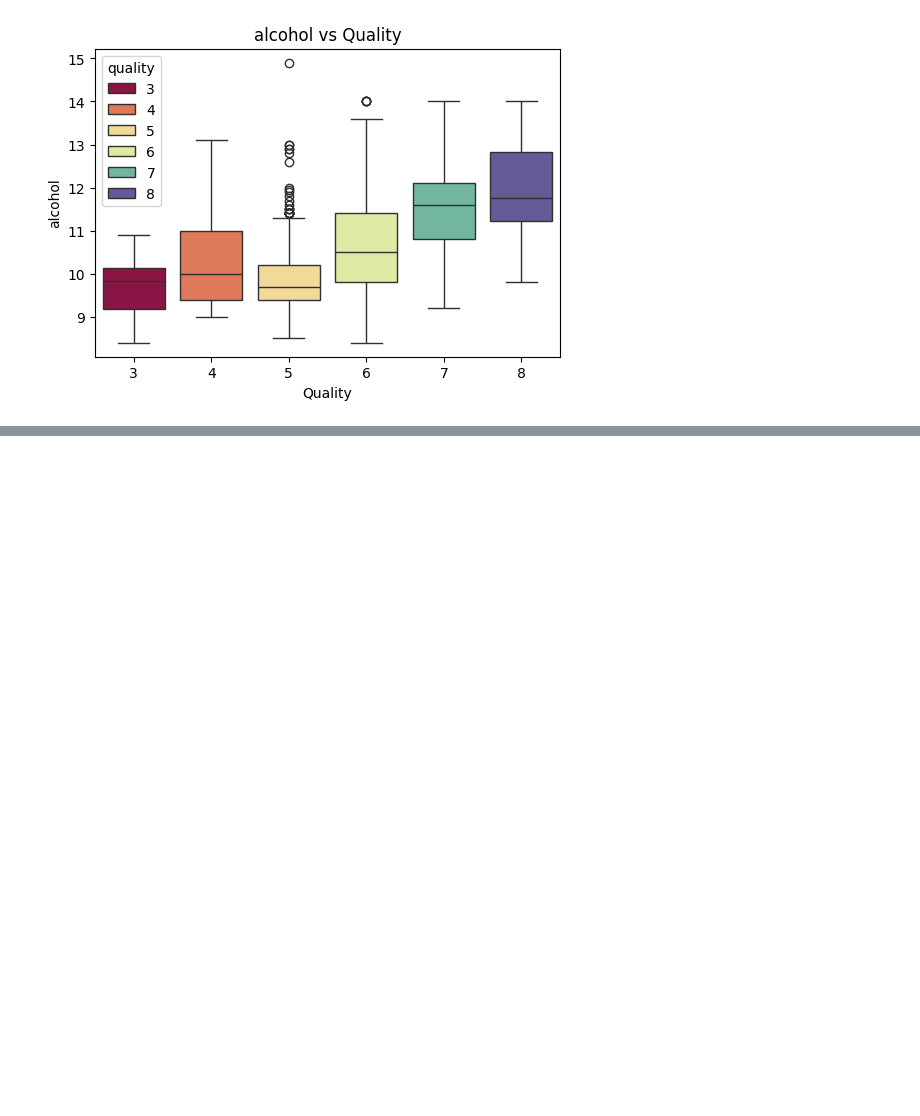
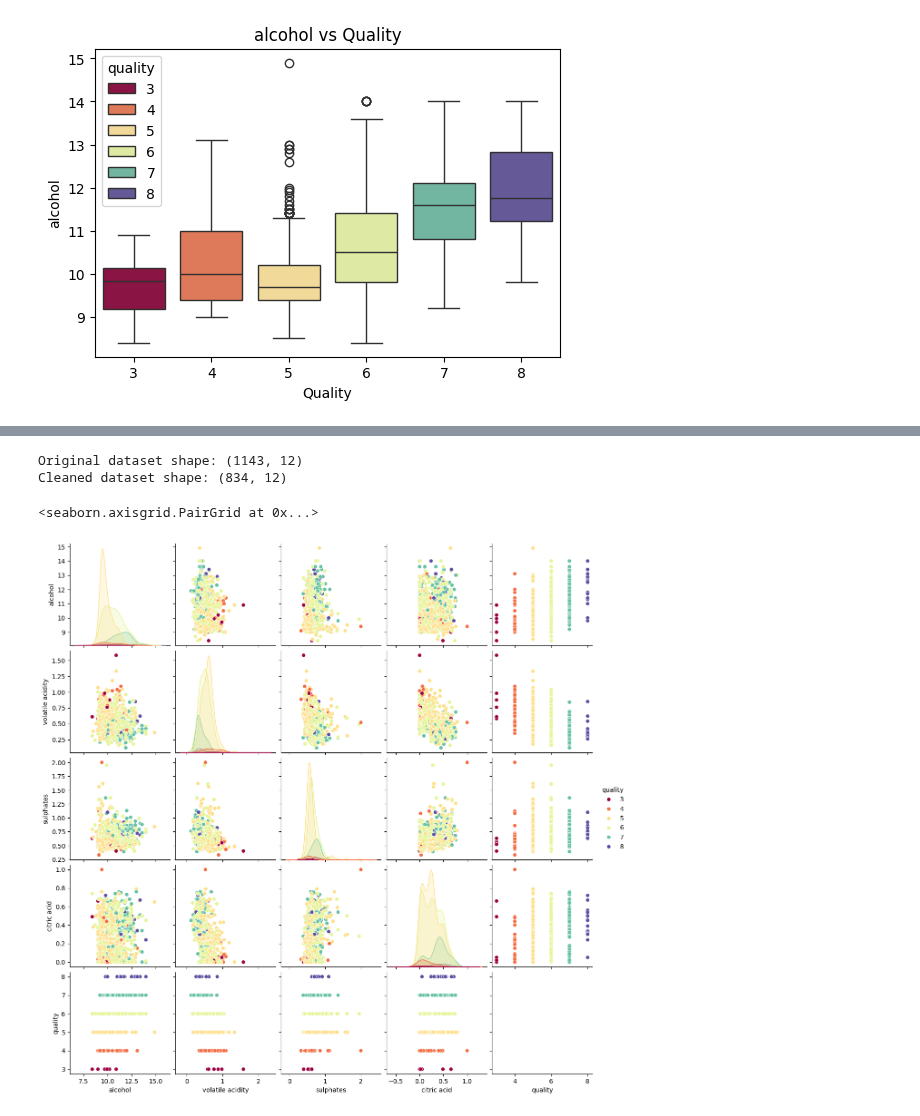
Before and after one commit to KG1234567/EDA_Practice, a Jupyter notebook: EDA/EDA-3.ipynb, the cells around one changed output, grey strips where cells are left out. Cells and saved outputs as stored; diff of their text form; code cells hidden in the pictures; blank space fills up the shorter version.

```diff
--- a/EDA/EDA-3.ipynb
+++ b/EDA/EDA-3.ipynb
@@ -158,0 +181,14 @@ for col in df.drop(columns=['quality']).columns:
+# %%
+# Optional cleaned dataset
+df_cleaned = df[~((df < (q1 - 1.5 * iqr)) | (df > (q3 + 1.5 * iqr))).any(axis=1)]
+print(f"Original dataset shape: {df.shape}")
+print(f"Cleaned dataset shape: {df_cleaned.shape}")
+# %% [output]
+Original dataset shape: (1143, 12)
+Cleaned dataset shape: (834, 12)
+# %%
+# Pairplot for selected features (intersecting relationships)
+sns.pairplot(df, vars=['alcohol', 'volatile acidity', 'sulphates', 'citric acid', 'quality'], hue='quality', palette="Spectral", diag_kind='kde')
+# %% [output]
+<seaborn.axisgrid.PairGrid at 0x...>
+[figure, added]
```
Also changed, not shown: parts of 8 cells of this notebook.
